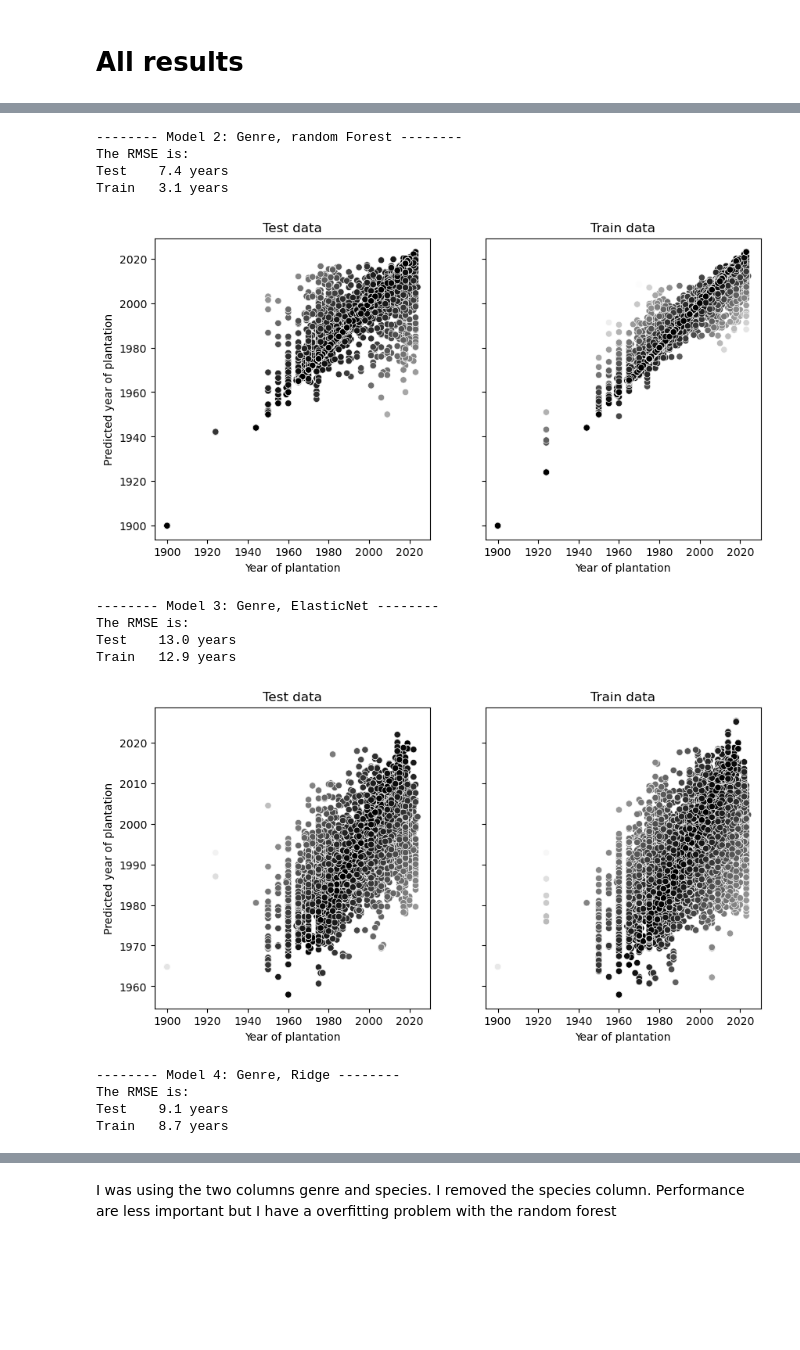
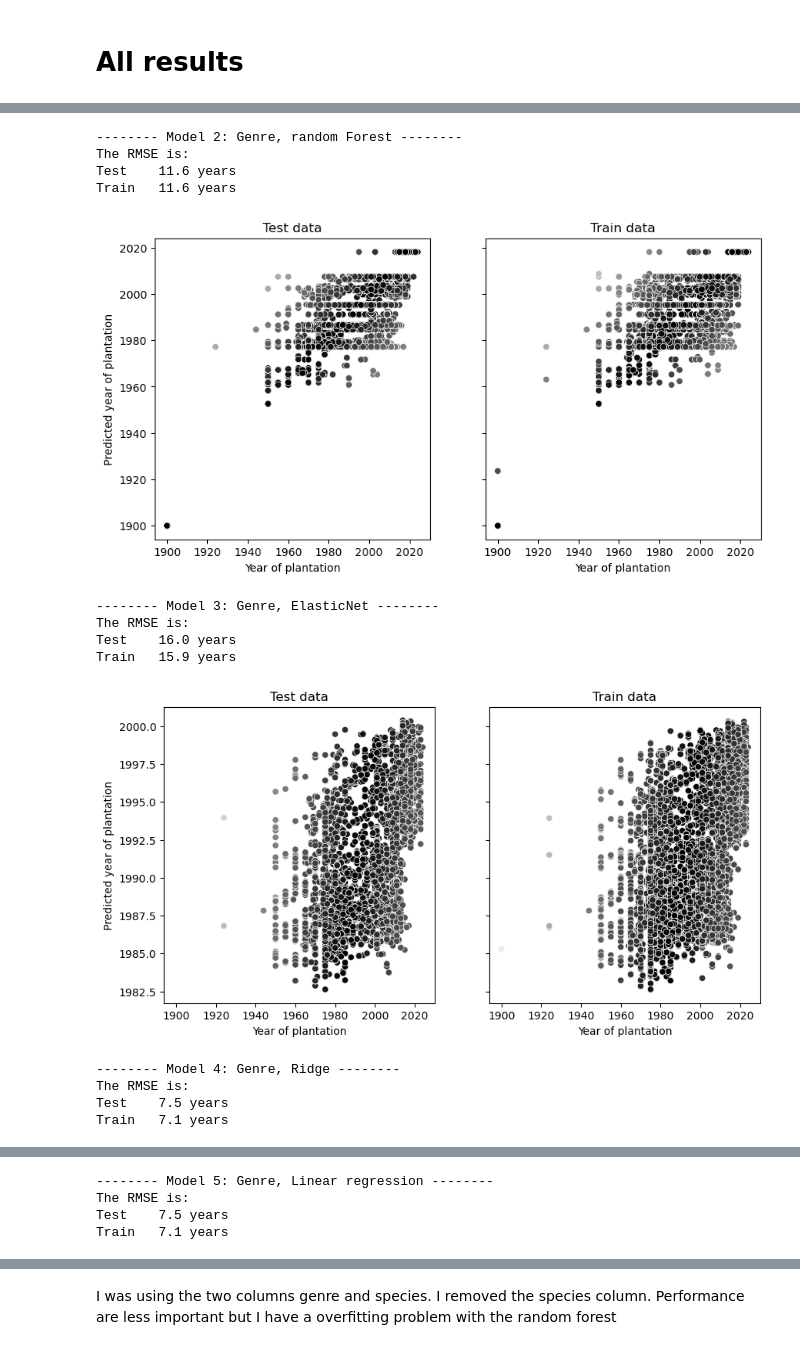
Before and after one commit to ThibaultLaunois/Campnum-12_ML1, a Jupyter notebook: notebooks/2-Pipeline_ML.ipynb, the cells around one changed output, grey strips where cells are left out. Drawn from its saved outputs; the diff is of its cells as text; code cells hidden in the pictures; blank space fills up the shorter version.

Commit message:
feat: add model5

```diff
--- a/notebooks/2-Pipeline_ML.ipynb
+++ b/notebooks/2-Pipeline_ML.ipynb
@@ -184,7 +198,7 @@ from sklearn.ensemble import RandomForestRegressor
 
 model_1=Pipeline([
     ('preprocessing', preprocessor_1),
-    ('classifier', RandomForestRegressor(n_estimators=10,random_state=random_state))
+    ('classifier', RandomForestRegressor(max_depth=5, n_estimators=10,n_jobs=-1, random_state=random_state))
 ])
 model_1.fit(X_train, y_train)
 # %% [output]
@@ -257,7 +224,7 @@ preprocessor_2 = ColumnTransformer([
 # %%
 model_2=Pipeline([
     ('preprocessing', preprocessor_2),
-    ('classifier', RandomForestRegressor(n_estimators=10,random_state=random_state))
+    ('classifier', RandomForestRegressor(n_estimators=10, max_depth=5, n_jobs=-1, random_state=random_state))
 ])
 
 model_2.fit(X_train, y_train)
@@ -288,7 +255,7 @@ from sklearn.linear_model import ElasticNet
 
 model_3=Pipeline([
     ('preprocessing', preprocessor_2),
-    ('classifier', ElasticNet(alpha=0.01,random_state=random_state))
+    ('classifier', ElasticNet(alpha=1,random_state=random_state))
 ])
 
 model_3.fit(X_train, y_train)
@@ -343,0 +311,9 @@ Pipeline(steps=[('preprocessing',
+# %%
+from sklearn.linear_model import LinearRegression
+
+model_5=Pipeline([
+    ('preprocessing', preprocessor_2),
+    ('classifier', LinearRegression(n_jobs=-1))
+])
+
+model_5.fit(X_train, y_train)
@@ -350,7 +344,7 @@ def print_title_model(name):
 
 print_title_model("Dummy model")
 show_results(dummy_model)
-print_title_model("Model 1: Genre + Specy, randomForest")
+print_title_model("Model 1: Genre + Species, randomForest")
 show_results(model_1)
 print_title_model("Model 2: Genre, random Forest")
 show_results(model_2)
@@ -358,6 +352,8 @@ print_title_model("Model 3: Genre, ElasticNet")
 show_results(model_3)
 print_title_model("Model 4: Genre, Ridge")
 show_results(model_4)
+print_title_model("Model 5: Genre, Linear regression")
+show_results(model_5)
 # %% [output]
 -------- Dummy model --------
 The RMSE is:
@@ -372,14 +368,14 @@ Train   3.0 years
 -------- Model 2: Genre, random Forest --------
 The RMSE is:
-Test    7.4 years
-Train   3.1 years
+Test    11.6 years
+Train   11.6 years
-[figure, old version]
+[figure, new version]
 -------- Model 3: Genre, ElasticNet --------
 The RMSE is:
-Test    13.0 years
-Train   12.9 years
+Test    16.0 years
+Train   15.9 years
-[figure, old version]
+[figure, new version]
 -------- Model 4: Genre, Ridge --------
 The RMSE is:
-Test    9.1 years
-Train   8.7 years
+Test    7.5 years
+Train   7.1 years
@@ -386,0 +383,4 @@ Train   8.7 years
+-------- Model 5: Genre, Linear regression --------
+The RMSE is:
+Test    7.5 years
+Train   7.1 years
```
Also changed, not shown: parts of 34 cells of this notebook.
